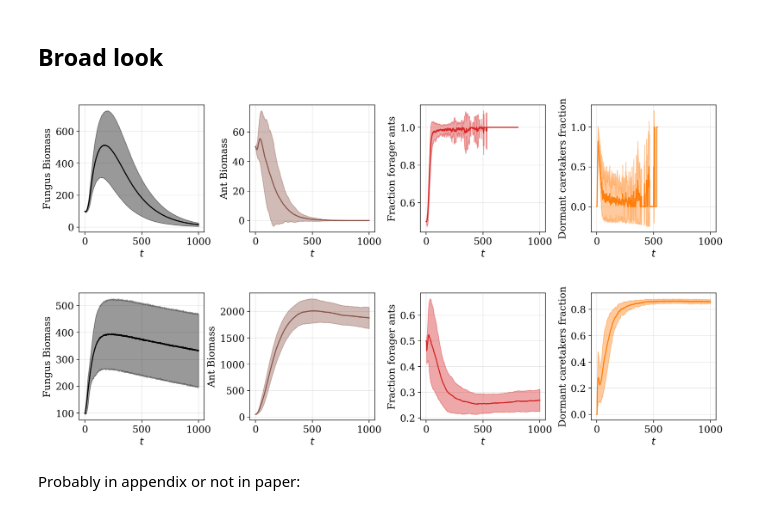
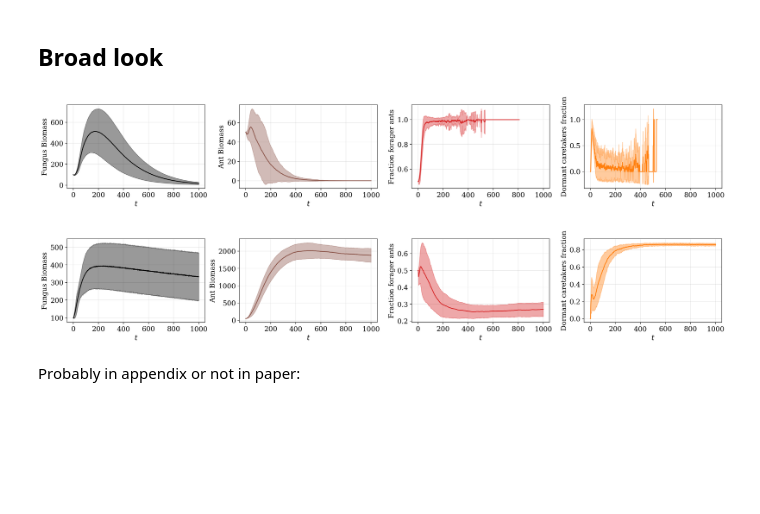
Before and after one commit to Maloup/leafcutter-ants-fungi-mutualism-abm, a Jupyter notebook: leafcutter_ants_fungi_mutualism/Experiments.ipynb, the cells around one changed output. Drawn from its saved outputs; the diff is of its cells as text; code cells hidden in the pictures; blank space fills up the shorter version.

Commit message:
Figure font sizes fixes

```diff
--- a/leafcutter_ants_fungi_mutualism/Experiments.ipynb
+++ b/leafcutter_ants_fungi_mutualism/Experiments.ipynb
@@ -28,8 +28,8 @@ else:
 plt.rc("font", family="serif")
 
 WSPACE = 0.365
-FOUR_COL_FIGSIZE = (15.8, 3.25)
-TWO_COL_FIGSIZE = (FOUR_COL_FIGSIZE[0]/2, 3.25)
+FOUR_COL_FIGSIZE = (23, 3)
+TWO_COL_FIGSIZE = (FOUR_COL_FIGSIZE[0]/2, FOUR_COL_FIGSIZE[1])
 # %% [markdown]
 # Experiment 1
 
@@ -143,11 +142,13 @@ def plot_hist(list_dfs, file_name, measures, colors):
 cols = ("Fungus Biomass", "Ant Biomass", "Fraction forager ants", "Dormant caretakers fraction")
 colors = ("black", "tab:brown", "tab:red", "tab:orange")
 # %%
-plot_mean_std(extinct_ex1, experiment_name = "Global look extinct.pdf", measures = cols, colors = colors, x_lim=1000)
-plot_mean_std(survive_ex1,  experiment_name = "Global look survive.pdf", measures = cols, colors = colors, x_lim=1000)
+plot_mean_std(extinct_ex1, experiment_name = "Global look extinct.pdf", measures = cols, colors = colors, x_lim=1000,
+              wspace=0.25)
+plot_mean_std(survive_ex1,  experiment_name = "Global look survive.pdf", measures = cols, colors = colors, x_lim=1000,
+              wspace=0.25)
 # %% [output]
-[figure, old version]
+[figure, new version]
-[figure, old version]
+[figure, new version]
 # %% [markdown]
 Probably in appendix or not in paper:
 # %%
```
Also changed, not shown: parts of 6 cells of this notebook, 13 other files.
